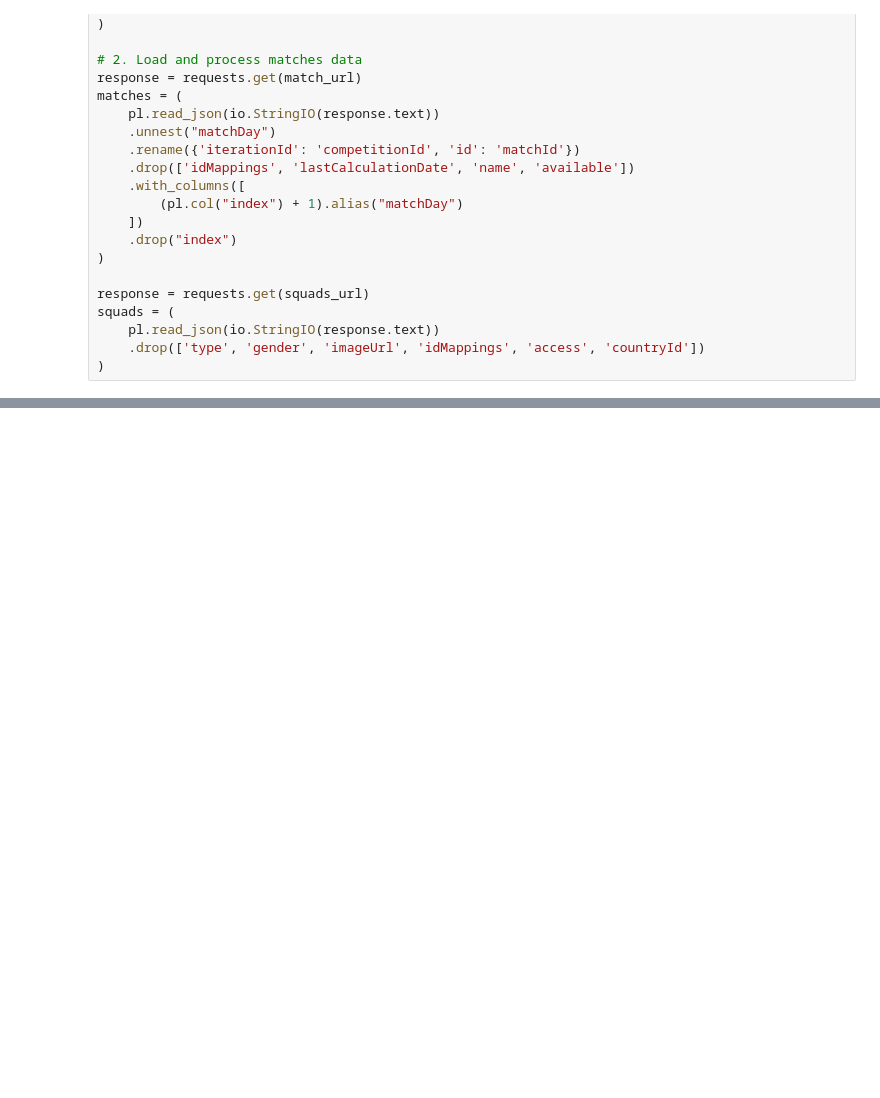
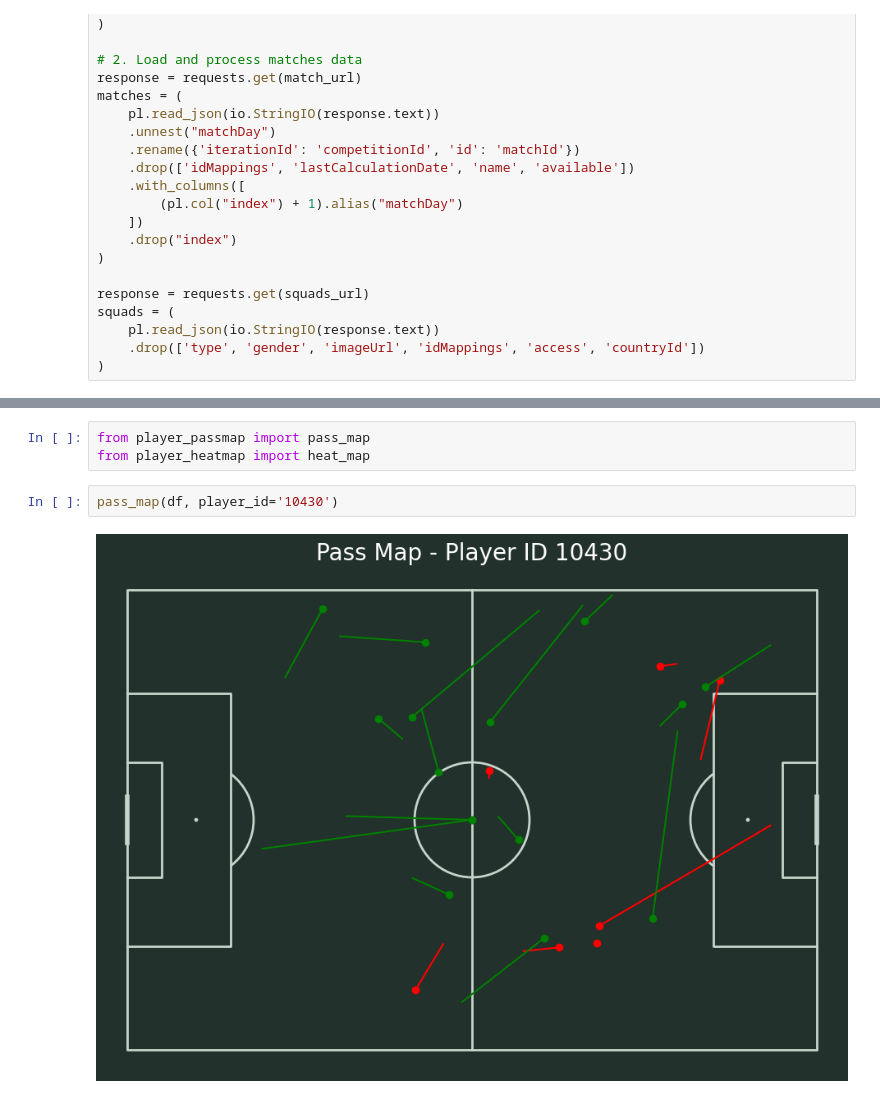
Before and after one commit to jadenh3/SoccerImpectHackathon, a Jupyter notebook: player_analysis.ipynb, the cells around one changed output, grey strips where cells are left out. Drawn from its saved outputs; the diff is of its cells as text; blank space fills up the shorter version.

Commit message:
Tested heat map and pass map with individual players, some more EDA with shots

```diff
--- a/player_analysis.ipynb
+++ b/player_analysis.ipynb
@@ -98,3 +92,10 @@ df.head()
 | 2 | 4607691098 | PASS | 1 | 0 days 00:00:02.570100 | 0 days 00:00:04.867000 | alive | 36 | 36 | ... |
 | 3 | 4607691100 | PASS | 1 | 0 days 00:00:04.867099 | 0 days 00:00:08.471999 | alive | 36 | 36 | ... |
 | 4 | 4607691102 | PASS | 1 | 0 days 00:00:08.472099 | 0 days 00:00:09.798999 | alive | 36 | 29 | ... |
+# %%
+from player_passmap import pass_map
+from player_heatmap import heat_map
+# %%
+pass_map(df, player_id='10430')
+# %% [output]
+[figure, added]
```
Also changed, not shown: parts of 3 cells of this notebook.
